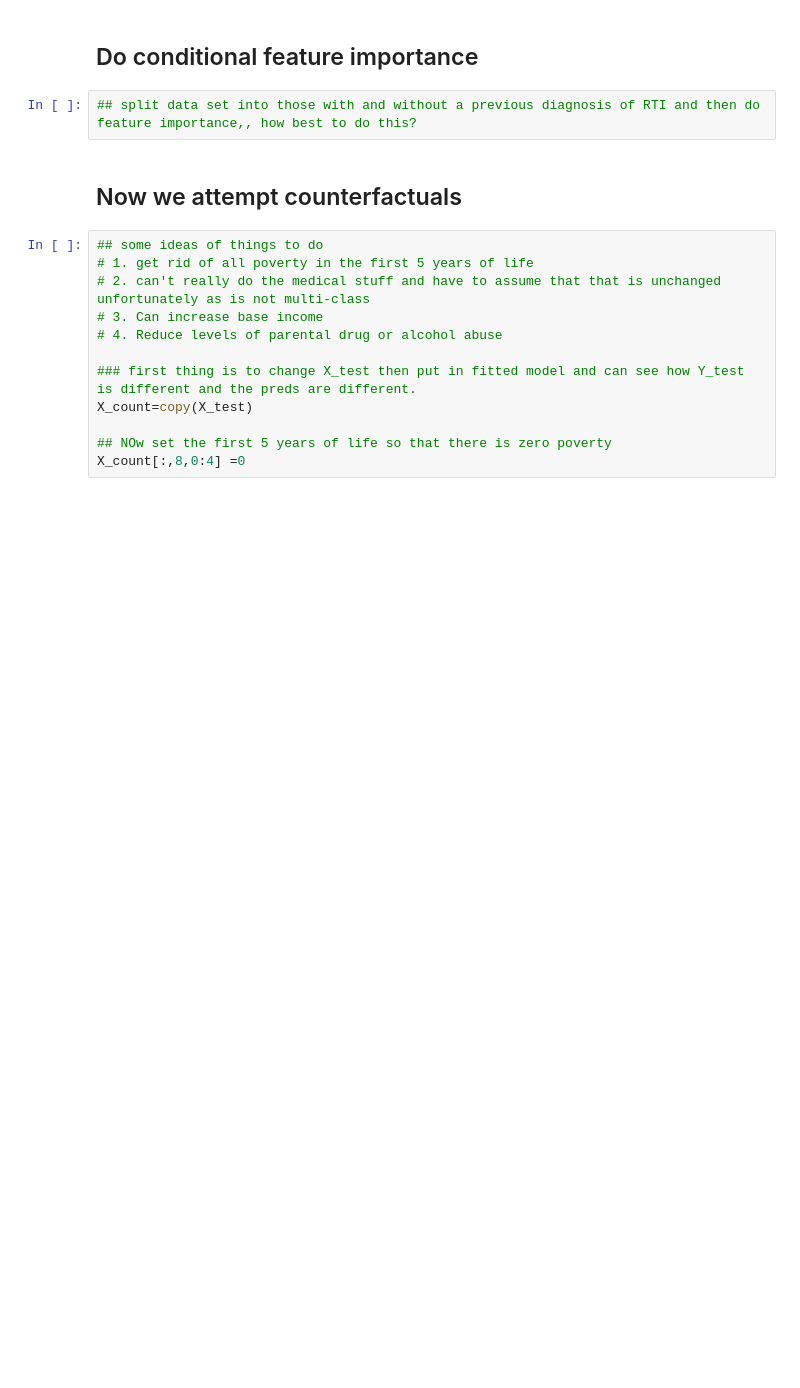
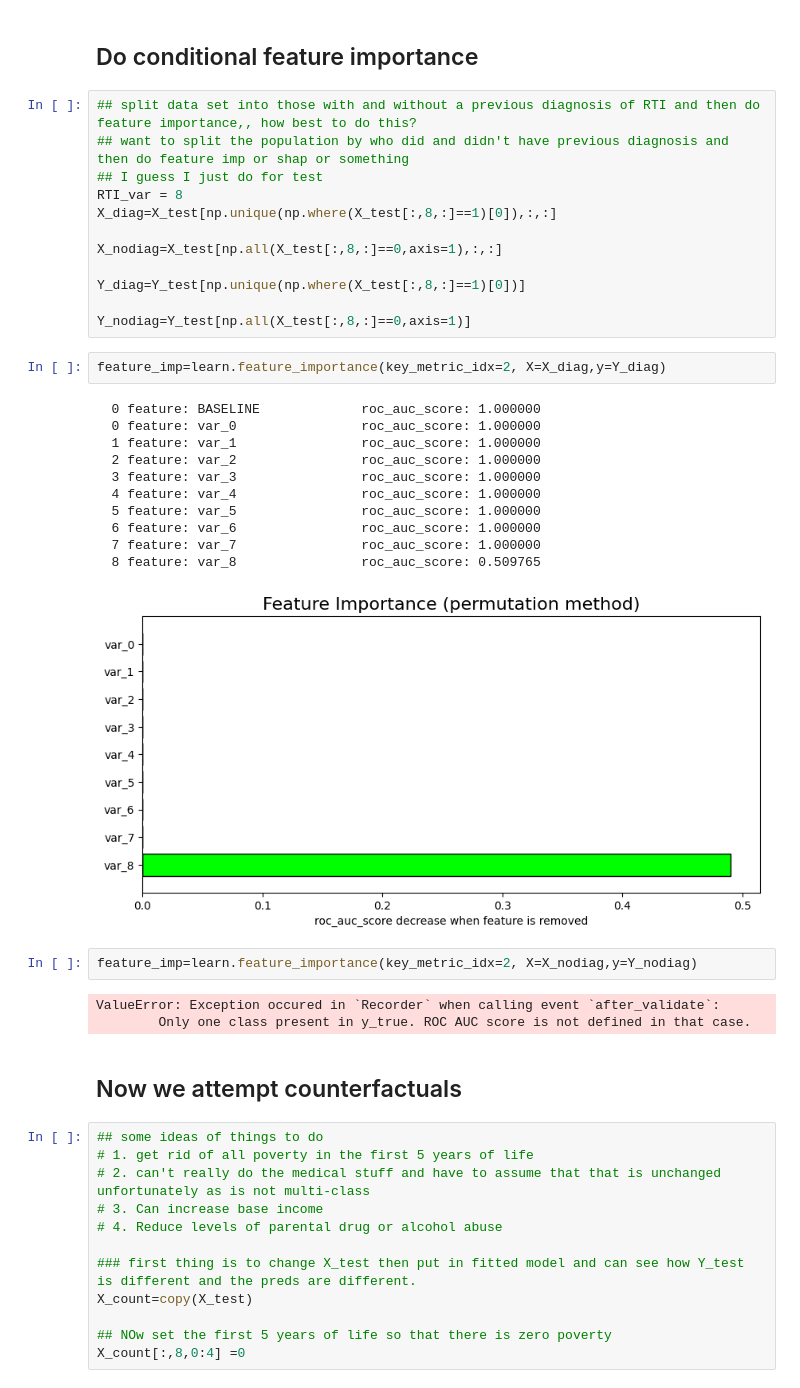
Before and after one commit to hcoupland/LifeCourseDLSimulationStudy, a Jupyter notebook: explr_inter_notebook_simulated_all.ipynb, the cells around one changed output. Drawn from its saved outputs; the diff is of its cells as text; blank space fills up the shorter version.

```diff
--- a/explr_inter_notebook_simulated_all.ipynb
+++ b/explr_inter_notebook_simulated_all.ipynb
@@ -344,7 +402,36 @@ step_imp=learn.step_importance (key_metric_idx=4)
 # %% [markdown]
 ## Do conditional feature importance
-# %%
-## split data set into those with and without a previous diagnosis of RTI and then do feature importance,, how best to do this?
+# %%
+## split data set into those with and without a previous diagnosis of RTI and then do feature importance,, how best to do this?
+## want to split the population by who did and didn't have previous diagnosis and then do feature imp or shap or something
+## I guess I just do for test
+RTI_var = 8
+X_diag=X_test[np.unique(np.where(X_test[:,8,:]==1)[0]),:,:]
+
+X_nodiag=X_test[np.all(X_test[:,8,:]==0,axis=1),:,:]
+
+Y_diag=Y_test[np.unique(np.where(X_test[:,8,:]==1)[0])]
+
+Y_nodiag=Y_test[np.all(X_test[:,8,:]==0,axis=1)]
+# %%
+feature_imp=learn.feature_importance(key_metric_idx=2, X=X_diag,y=Y_diag)
+# %% [output]
+  0 feature: BASELINE             roc_auc_score: 1.000000
+  0 feature: var_0                roc_auc_score: 1.000000
+  1 feature: var_1                roc_auc_score: 1.000000
+  2 feature: var_2                roc_auc_score: 1.000000
+  3 feature: var_3                roc_auc_score: 1.000000
+  4 feature: var_4                roc_auc_score: 1.000000
+  5 feature: var_5                roc_auc_score: 1.000000
+  6 feature: var_6                roc_auc_score: 1.000000
+  7 feature: var_7                roc_auc_score: 1.000000
+  8 feature: var_8                roc_auc_score: 0.509765
+[figure, added]
+# %%
+feature_imp=learn.feature_importance(key_metric_idx=2, X=X_nodiag,y=Y_nodiag)
+# %% [output]
+ValueError: Exception occured in `Recorder` when calling event `after_validate`:
+        Only one class present in y_true. ROC AUC score is not defined in that case.
 # %% [markdown]
 ## Now we attempt counterfactuals
 # %%
```
Also changed, not shown: parts of 19 cells of this notebook, 4 other files.
